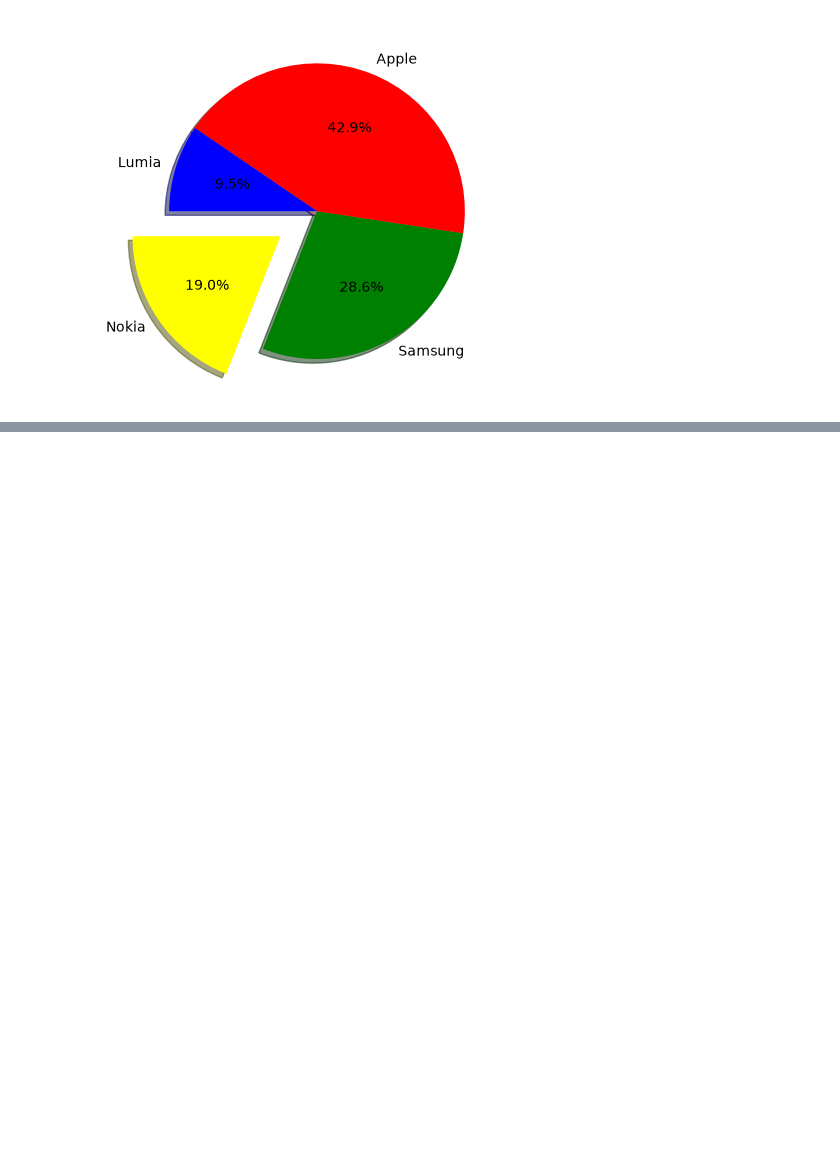
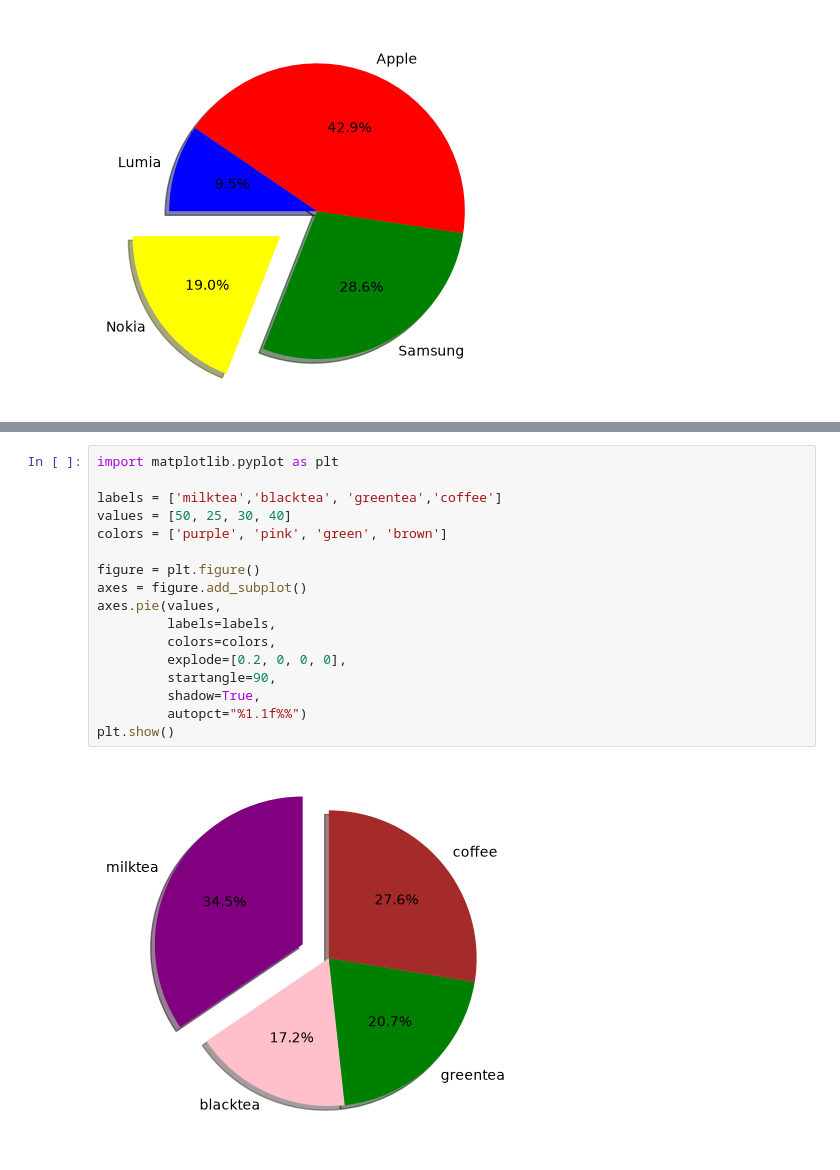
Before and after one commit to aa0229606187/python_project, a Jupyter notebook: 06_27/lesson2.ipynb, the cells around one changed output, grey strips where cells are left out. Drawn from its saved outputs; the diff is of its cells as text; blank space fills up the shorter version.

```diff
--- a/06_27/lesson2.ipynb
+++ b/06_27/lesson2.ipynb
@@ -19,0 +47,19 @@ plt.show()
+# %%
+import matplotlib.pyplot as plt
+
+labels = ['milktea','blacktea', 'greentea','coffee']
+values = [50, 25, 30, 40]
+colors = ['purple', 'pink', 'green', 'brown']
+
+figure = plt.figure()
+axes = figure.add_subplot()
+axes.pie(values,
+         labels=labels,
+         colors=colors,
+         explode=[0.2, 0, 0, 0],
+         startangle=90,
+         shadow=True,
+         autopct="%1.1f%%")
+plt.show()
+# %% [output]
+[figure, added]
```
Also changed, not shown: parts of 2 cells of this notebook, 3 other files.
